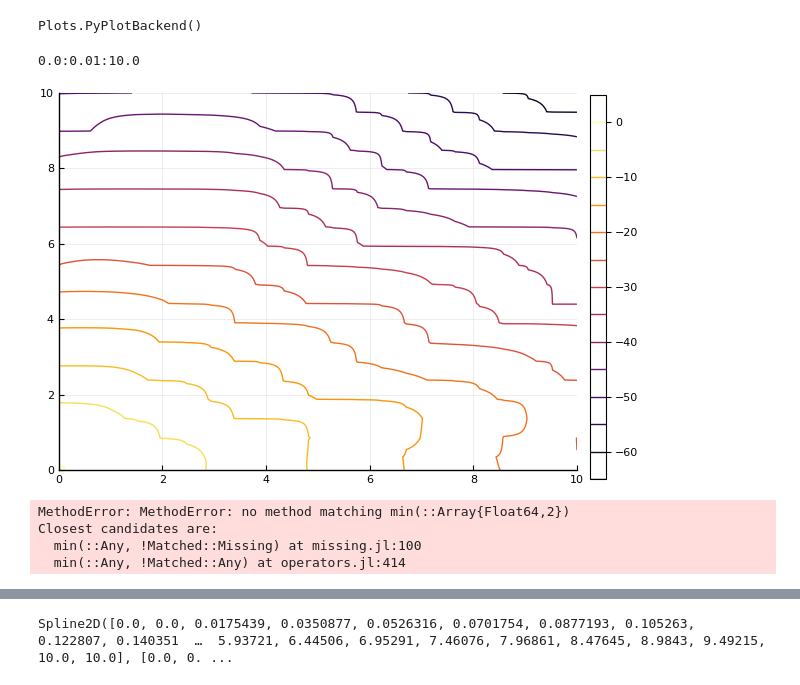
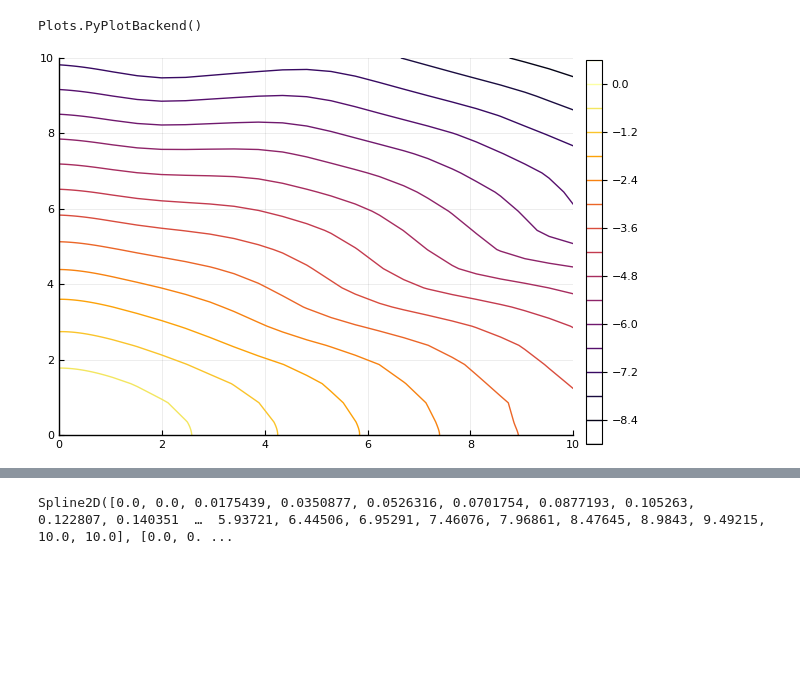
Before and after one commit to basspale/NS_superfluid_factors, a Jupyter notebook: notebook/check_scan_nonzero_T.ipynb, the cells around one changed output, grey strips where cells are left out. Cells and saved outputs as stored; diff of their text form; code cells hidden in the pictures; blank space fills up the shorter version.

```diff
--- a/notebook/check_scan_nonzero_T.ipynb
+++ b/notebook/check_scan_nonzero_T.ipynb
@@ -12,4 +12,4 @@ vp_xi_murca_n = readdlm("../output_data/murca_n_vp_over_xi.dat", Float64, commen
 vn_xi_murca_p = readdlm("../output_data/murca_p_vn_over_xi.dat", Float64, comments=true)
 vp_xi_murca_p = readdlm("../output_data/murca_p_vp_over_xi.dat", Float64, comments=true);
 # %%
-Rrate_murca_p = readdlm("../output_data/Rrate_murca_p_SFnp_nonzeroT_logxi_0.8.dat", Float64, comments=true);
+Rrate_murca_p = readdlm("../output_data/Rrate_murca_p_SFnp_nonzeroT_logxi_0.1.dat", Float64, comments=true);
@@ -18,5 +15,0 @@ Rrate_murca_p_spl = Spline2D(vn_xi_murca_n[:,1], vp_xi_murca_n[:,1], Rrate_murca
-# %%
-vns = 0:0.01:10
-vps = 0:0.01:10
-# %% [output]
-0.0:0.01:10.0
@@ -25,11 +16,4 @@ z = [Rrate_murca_p_spl(vn, vp) for vn=vns, vp=vps];
 # %%
-contour(vns, vps, log10.(z .+ 1e-314))
+contour(vn_xi_murca_p[:,1], vp_xi_murca_p[:,1], log10.(Rrate_murca_p .+ 1e-314))
 # %% [output]
-[figure, old version]
+[figure, new version]
-# %%
-min(Rrate_murca_p)
-# %% [output]
-MethodError: MethodError: no method matching min(::Array{Float64,2})
-Closest candidates are:
-  min(::Any, !Matched::Missing) at missing.jl:100
-  min(::Any, !Matched::Any) at operators.jl:414
```
Also changed, not shown: parts of 10 cells of this notebook.
